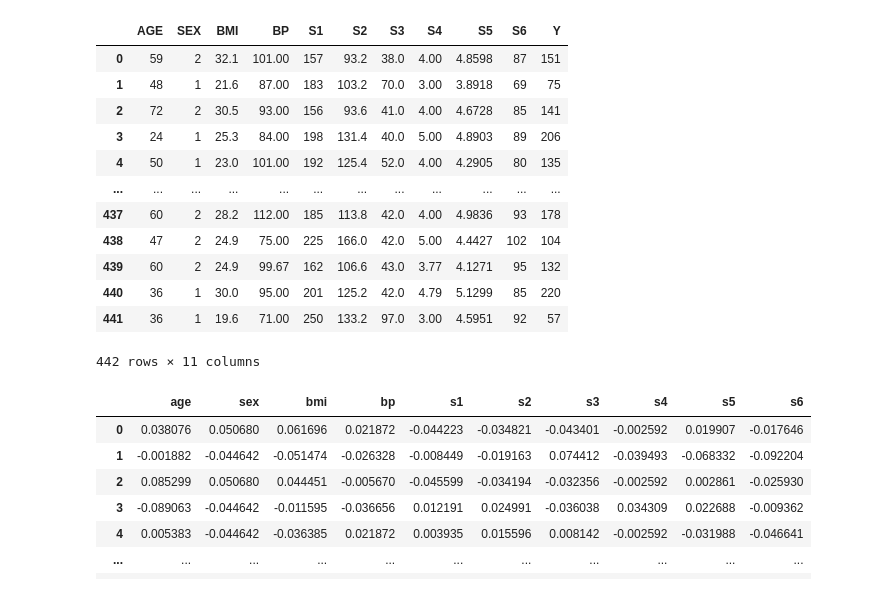
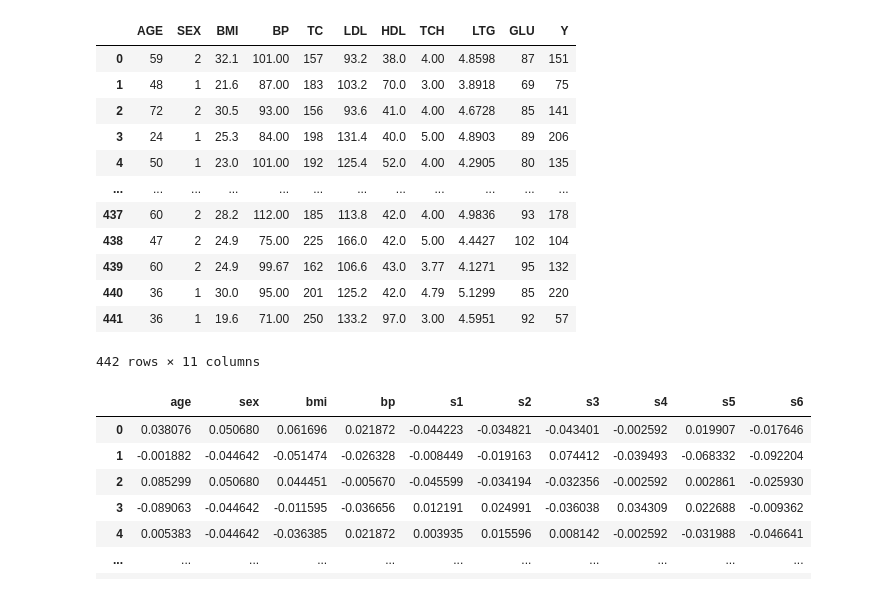
Before and after one commit to Anantanand005/AE2, a Jupyter notebook: AE2_help.ipynb, the cells around one changed output. Cells and saved outputs as stored; diff of their text form; code cells hidden in the pictures.

```diff
--- a/AE2_help.ipynb
+++ b/AE2_help.ipynb
@@ -1,10 +21,17 @@
 # %%
 import pandas as pd
 
 df = pd.read_csv("diabetes.tab.tsv", sep='\t')
+df.rename(columns={'S1': 'TC',
+                   'S2': 'LDL',
+                   'S3': 'HDL',
+                   'S4': 'TCH',
+                   'S5': 'LTG',
+                   'S6': 'GLU'
+                   }, inplace=True)
 df
 # %% [output]
-|  | AGE | SEX | BMI | BP | S1 | S2 | S3 | S4 | S5 | S6 | Y |
+|  | AGE | SEX | BMI | BP | TC | LDL | HDL | TCH | LTG | GLU | Y |
 | 0 | 59 | 2 | 32.1 | 101.00 | 157 | 93.2 | 38.0 | 4.00 | 4.8598 | 87 | 151 |
 | 1 | 48 | 1 | 21.6 | 87.00 | 183 | 103.2 | 70.0 | 3.00 | 3.8918 | 69 | 75 |
 | 2 | 72 | 2 | 30.5 | 93.00 | 156 | 93.6 | 41.0 | 4.00 | 4.6728 | 85 | 141 |
```
Also changed, not shown: parts of 1 cell of this notebook, 2 other files.
